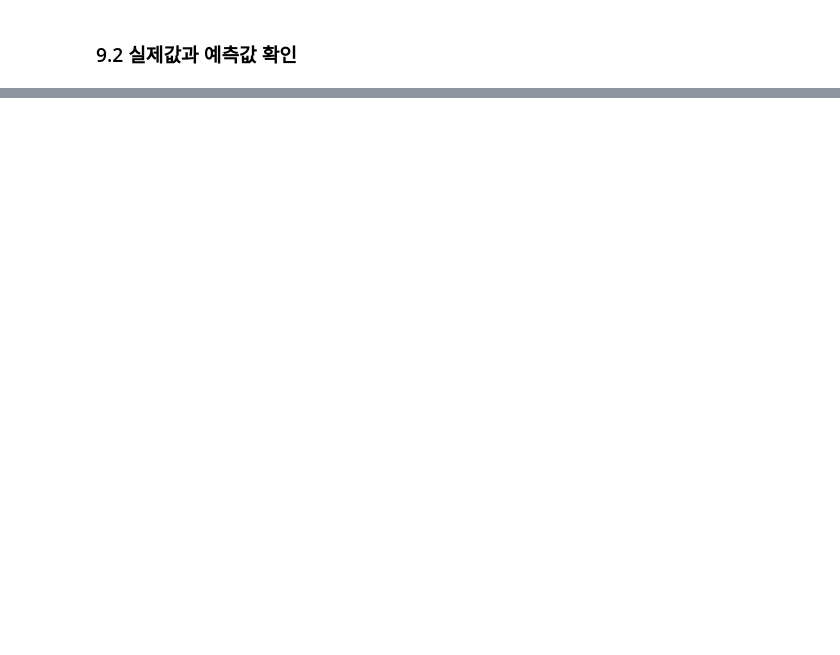
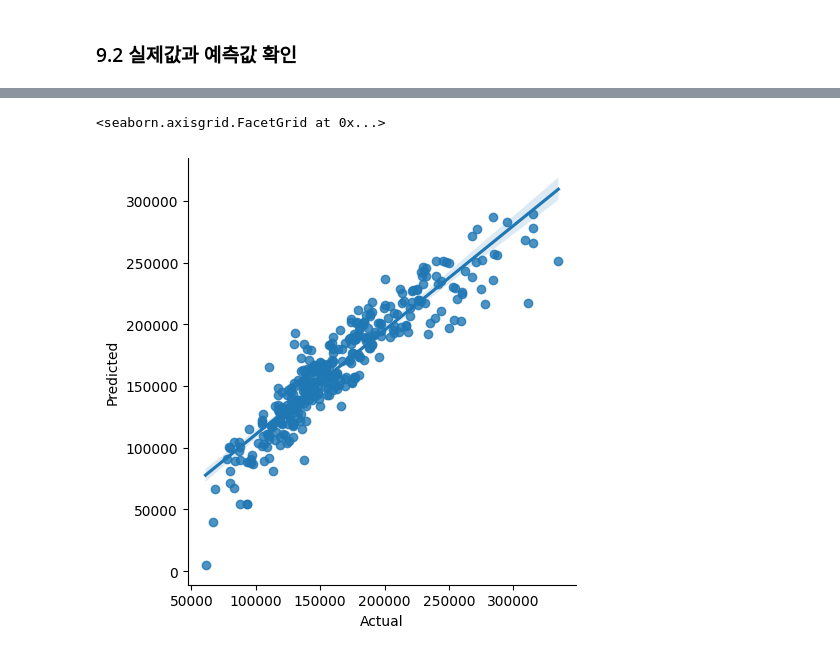
Before and after one commit to va4756/big_RaeJung, a Jupyter notebook: MachineLearning_이상철_ML01.ipynb, the cells around one changed output, grey strips where cells are left out. Saved outputs shown, nothing was run; the diff lists cells and outputs as text; code cells hidden in the pictures; blank space fills up the shorter version.

```diff
--- a/MachineLearning_이상철_ML01.ipynb
+++ b/MachineLearning_이상철_ML01.ipynb
@@ -863,3 +963,6 @@ dtype: int64
 ## 7.모델 만들기(모델 설정)
 - 예측모델: 000_reg
 - 분류모델: 000_clf
+# %%
+lr_reg = linear_model.LinearRegression()
+lr_reg
@@ -868,3 +973,5 @@ dtype: int64
 - machine learning
 # %% [markdown]
 ### 8.1 모델 훈련하기(learning)
+# %%
+lr_reg.fit(X_train, y_train)
@@ -876,3 +991,6 @@ dtype: int64
 ### 9.1 검증용 데이터로 예측
 - predict(class로 표시)
 - predict_proba(확률값으로 표시): 분류모델에서 사용
+# %%
+y_pred = lr_reg.predict(X_test)
+y_pred
@@ -879,2 +1015,5 @@ dtype: int64
 # %% [markdown]
 ### 9.2 실제값과 예측값 확인
+# %%
+output = pd.DataFrame({'Actual': y_test.squeeze(),'Predicted': y_pred.squeeze()})
+output
@@ -880,0 +1034,5 @@ dtype: int64
+# %%
+sns.lmplot(x='Actual', y='Predicted', data=output)
+# %% [output]
+<seaborn.axisgrid.FacetGrid at 0x...>
+[figure, added]
```
Also changed, not shown: parts of 18 cells of this notebook.
